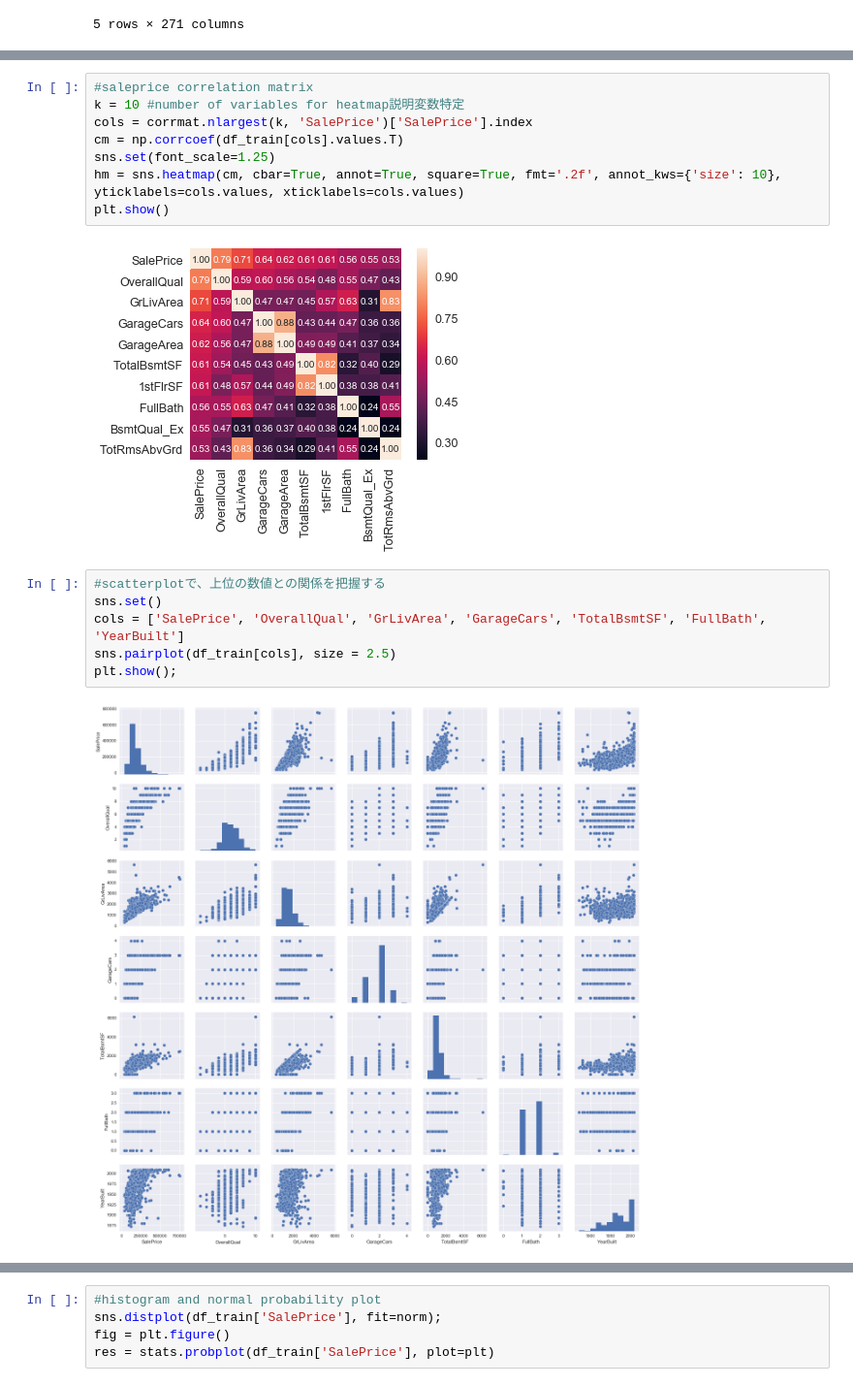
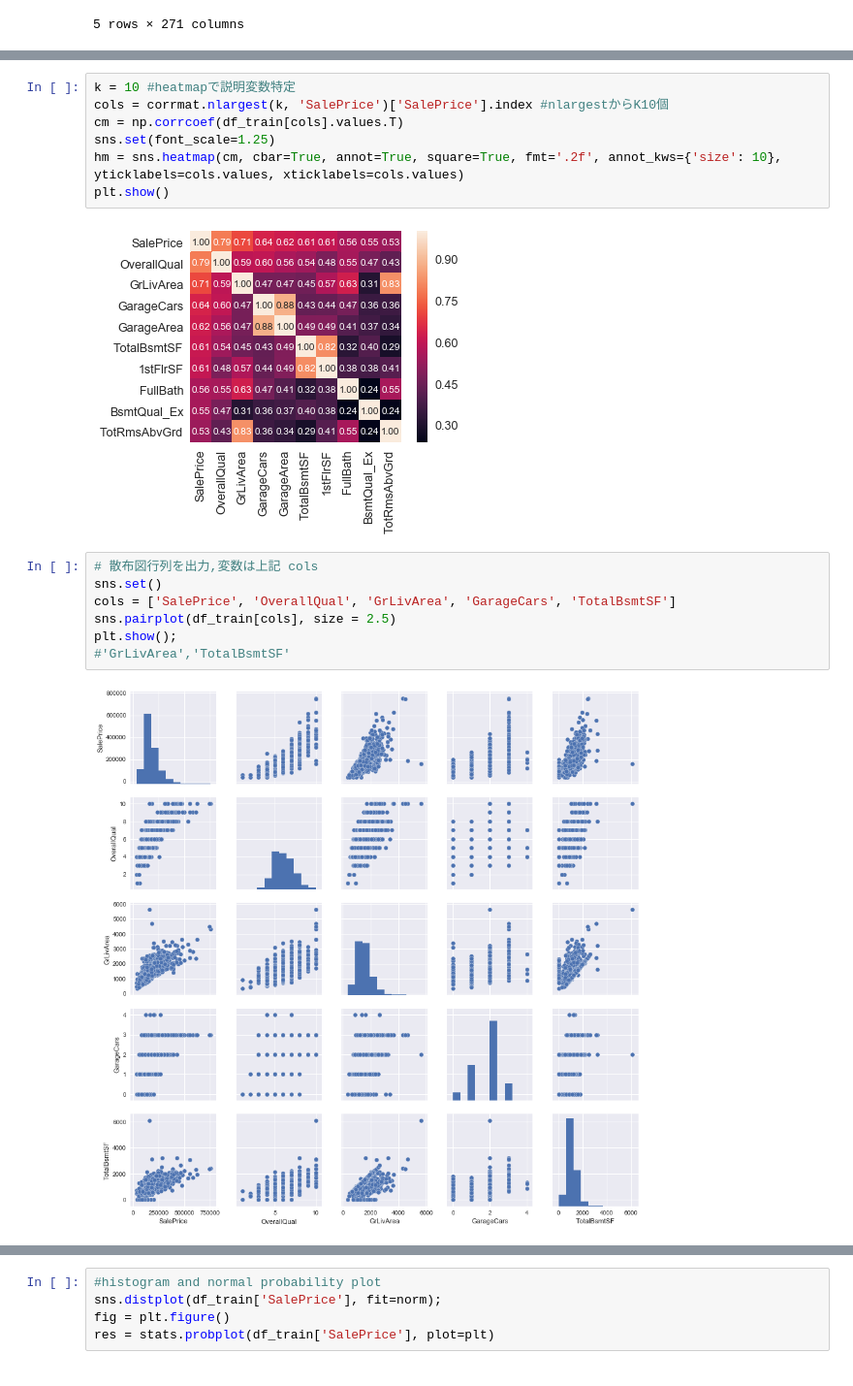
Before and after one commit to Supernaoya/haitassignment1, a Jupyter notebook: work1.1.ipynb, the cells around one changed output, grey strips where cells are left out. Shown at 97% size. Drawn from its saved outputs; the diff is of its cells as text.

```diff
--- a/work1.1.ipynb
+++ b/work1.1.ipynb
@@ -89,7 +103,6 @@ sns.heatmap(corrmat, vmax=.8, square=True);
 # %%
-#saleprice correlation matrix
-k = 10 #number of variables for heatmap説明変数特定
-cols = corrmat.nlargest(k, 'SalePrice')['SalePrice'].index
+k = 10 #heatmapで説明変数特定
+cols = corrmat.nlargest(k, 'SalePrice')['SalePrice'].index #nlargestからK10個
 cm = np.corrcoef(df_train[cols].values.T)
 sns.set(font_scale=1.25)
 hm = sns.heatmap(cm, cbar=True, annot=True, square=True, fmt='.2f', annot_kws={'size': 10}, yticklabels=cols.values, xticklabels=cols.values)
@@ -97,10 +110,11 @@ plt.show()
 # %% [output]
 [figure]
 # %%
-#scatterplotで、上位の数値との関係を把握する
+# 散布図行列を出力,変数は上記 cols
 sns.set()
-cols = ['SalePrice', 'OverallQual', 'GrLivArea', 'GarageCars', 'TotalBsmtSF', 'FullBath', 'YearBuilt']
+cols = ['SalePrice', 'OverallQual', 'GrLivArea', 'GarageCars', 'TotalBsmtSF']
 sns.pairplot(df_train[cols], size = 2.5)
 plt.show();
+#'GrLivArea','TotalBsmtSF'
 # %% [output]
-[figure, old version]
+[figure, new version]
```
Also changed, not shown: parts of 20 cells of this notebook.
